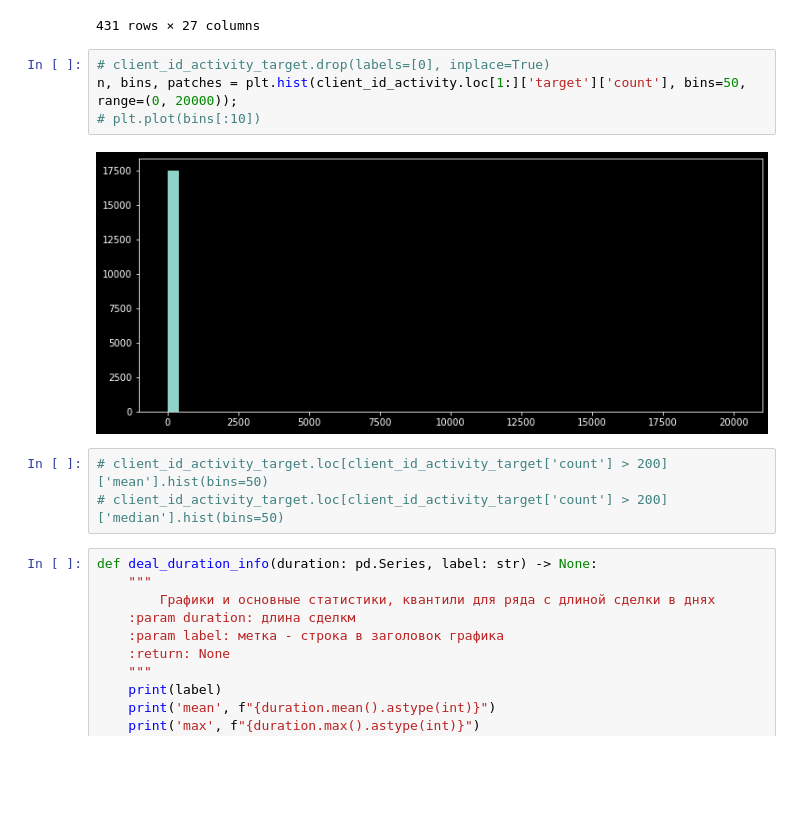
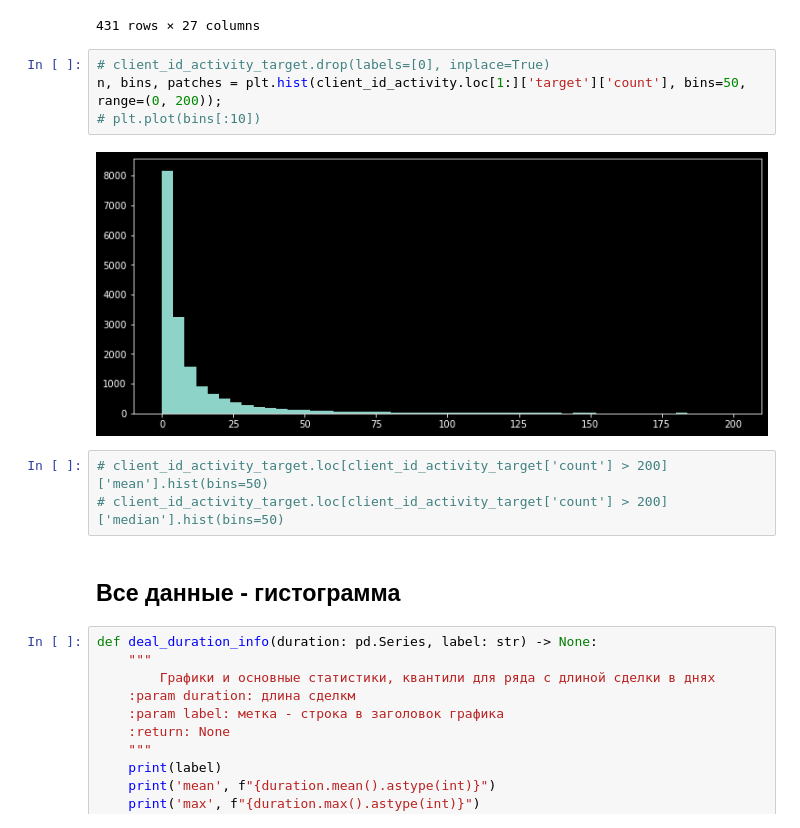
Before and after one commit to SergeyBridge/otus_sber_final, a Jupyter notebook: final_otus_eda.ipynb, the cells around one changed output. Cells and saved outputs as stored; diff of their text form; blank space fills up the shorter version.

```diff
--- a/final_otus_eda.ipynb
+++ b/final_otus_eda.ipynb
@@ -139,13 +138,15 @@ client_id_activity.loc[client_id_activity['target']['count'] > 100]
 431 rows × 27 columns
 # %%
 # client_id_activity_target.drop(labels=[0], inplace=True)
-n, bins, patches = plt.hist(client_id_activity.loc[1:]['target']['count'], bins=50, range=(0, 20000));
+n, bins, patches = plt.hist(client_id_activity.loc[1:]['target']['count'], bins=50, range=(0, 200));
 # plt.plot(bins[:10])
 # %% [output]
-[figure, old version]
+[figure, new version]
 # %%
 # client_id_activity_target.loc[client_id_activity_target['count'] > 200]['mean'].hist(bins=50)
 # client_id_activity_target.loc[client_id_activity_target['count'] > 200]['median'].hist(bins=50)
+# %% [markdown]
+## Все данные - гистограмма
 # %%
 def deal_duration_info(duration: pd.Series, label: str) -> None:
     """
```
Also changed, not shown: parts of 25 cells of this notebook, 5 other files.
